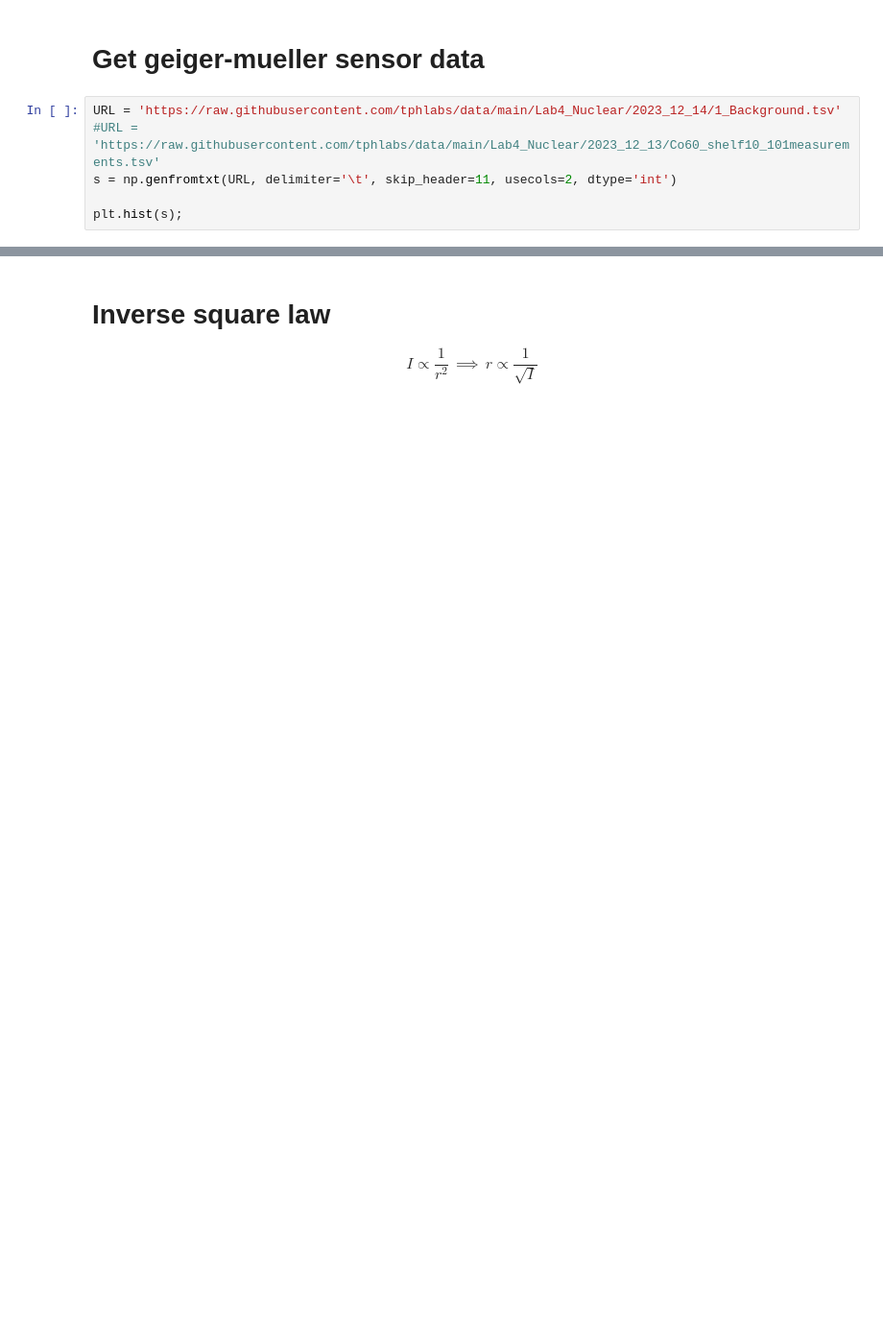
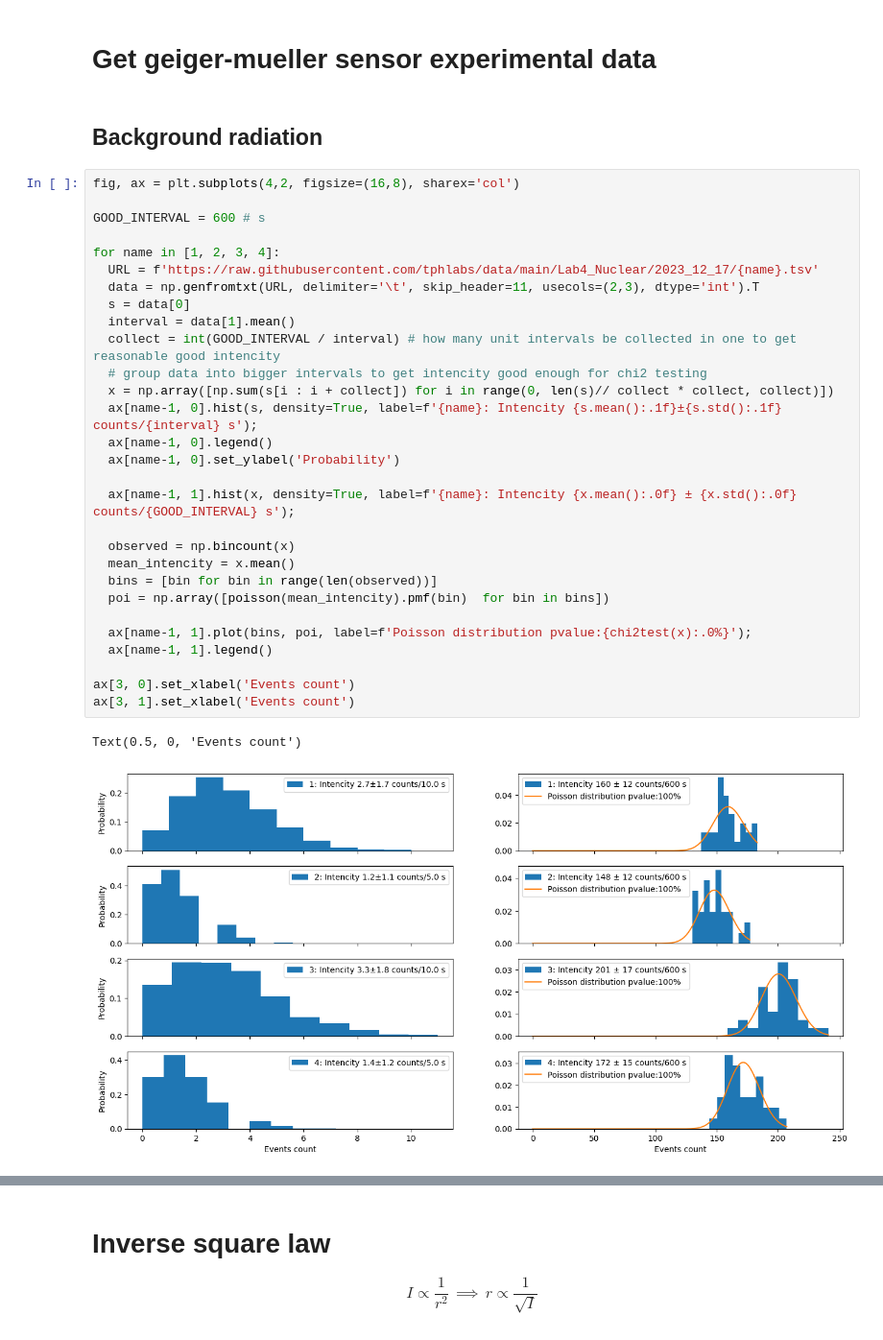
Before and after one commit to evgeny-kolonsky/Lab4_Nuclear, a Jupyter notebook: Lab4_Poisson_test.ipynb, the cells around one changed output, grey strips where cells are left out. Shown at 96% size. Saved outputs shown, nothing was run; the diff lists cells and outputs as text; blank space fills up the shorter version.

```diff
--- a/Lab4_Poisson_test.ipynb
+++ b/Lab4_Poisson_test.ipynb
@@ -8,8 +98,36 @@ from sklearn.linear_model import LinearRegression
 # %% [markdown]
-# Get geiger-mueller sensor data
+# Get geiger-mueller sensor experimental data
-# %%
-URL = 'https://raw.githubusercontent.com/tphlabs/data/main/Lab4_Nuclear/2023_12_14/1_Background.tsv'
-#URL = 'https://raw.githubusercontent.com/tphlabs/data/main/Lab4_Nuclear/2023_12_13/Co60_shelf10_101measurements.tsv'
-s = np.genfromtxt(URL, delimiter='\t', skip_header=11, usecols=2, dtype='int')
-
-plt.hist(s);
+# %% [markdown]
+## Background radiation
+# %%
+fig, ax = plt.subplots(4,2, figsize=(16,8), sharex='col')
+
+GOOD_INTERVAL = 600 # s
+
+for name in [1, 2, 3, 4]:
+  URL = f'https://raw.githubusercontent.com/tphlabs/data/main/Lab4_Nuclear/2023_12_17/{name}.tsv'
+  data = np.genfromtxt(URL, delimiter='\t', skip_header=11, usecols=(2,3), dtype='int').T
+  s = data[0]
+  interval = data[1].mean()
+  collect = int(GOOD_INTERVAL / interval) # how many unit intervals be collected in one to get reasonable good intencity
+  # group data into bigger intervals to get intencity good enough for chi2 testing
+  x = np.array([np.sum(s[i : i + collect]) for i in range(0, len(s)// collect * collect, collect)])
+  ax[name-1, 0].hist(s, density=True, label=f'{name}: Intencity {s.mean():.1f}±{s.std():.1f} counts/{interval} s');
+  ax[name-1, 0].legend()
+  ax[name-1, 0].set_ylabel('Probability')
+
+  ax[name-1, 1].hist(x, density=True, label=f'{name}: Intencity {x.mean():.0f} ± {x.std():.0f} counts/{GOOD_INTERVAL} s');
+
+  observed = np.bincount(x)
+  mean_intencity = x.mean()
+  bins = [bin for bin in range(len(observed))]
+  poi = np.array([poisson(mean_intencity).pmf(bin)  for bin in bins])
+
+  ax[name-1, 1].plot(bins, poi, label=f'Poisson distribution pvalue:{chi2test(x):.0%}');
+  ax[name-1, 1].legend()
+
+ax[3, 0].set_xlabel('Events count')
+ax[3, 1].set_xlabel('Events count')
+# %% [output]
+Text(0.5, 0, 'Events count')
+[figure, added]
```
Also changed, not shown: parts of 24 cells of this notebook.
